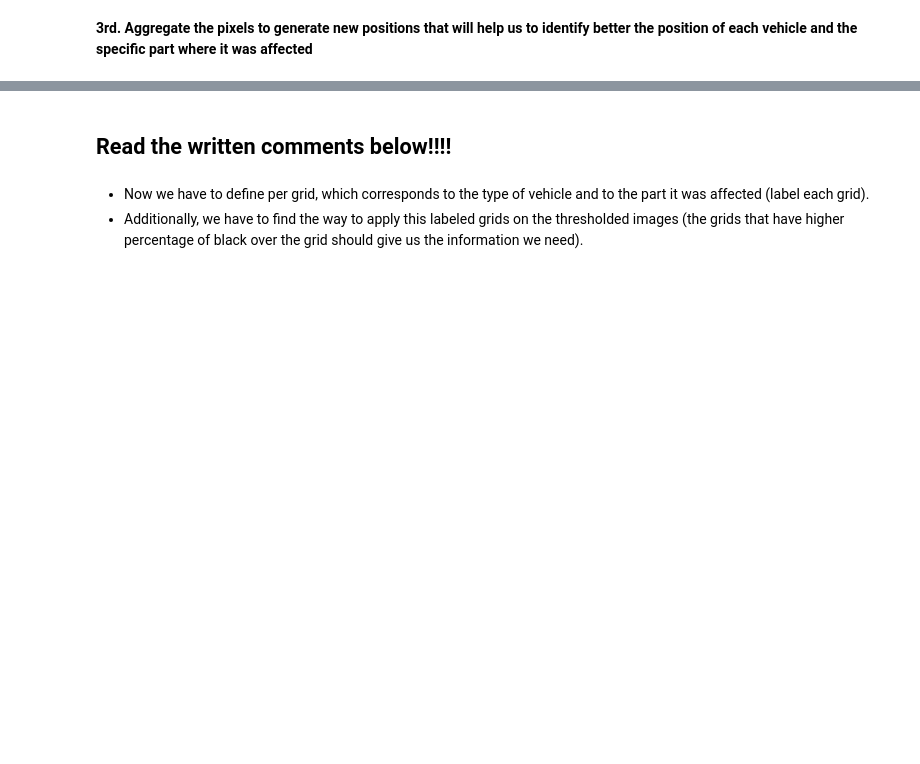
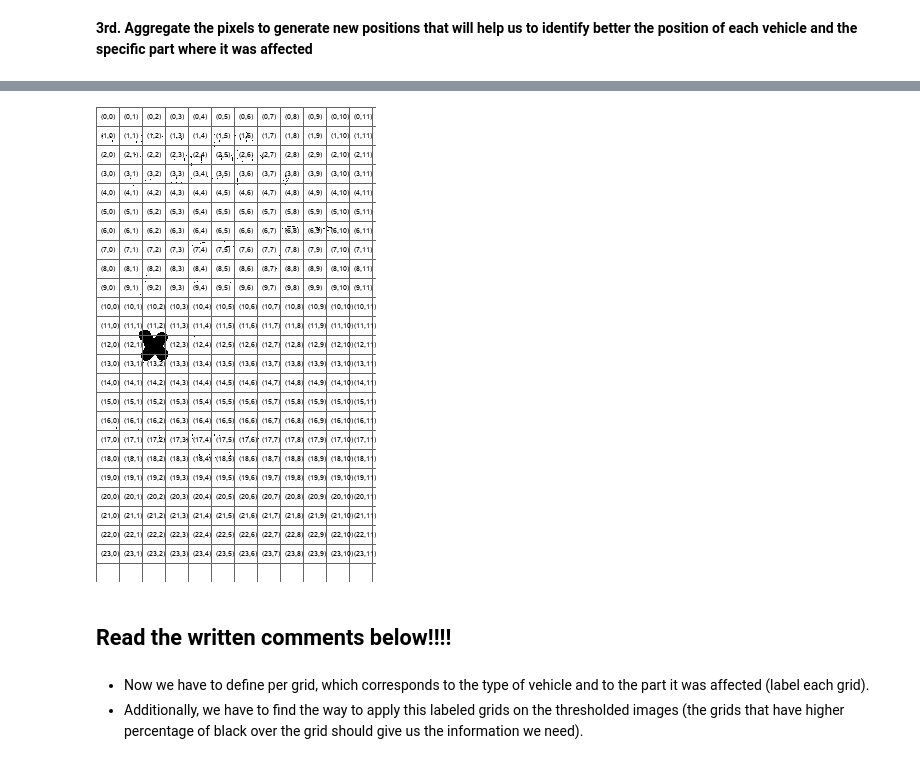
Before and after one commit to etoro2306/capstone_project, a Jupyter notebook: capstone_project_notebook.ipynb, the cells around one changed output, grey strips where cells are left out. Drawn from its saved outputs; the diff is of its cells as text; code cells hidden in the pictures; blank space fills up the shorter version.

```diff
--- a/capstone_project_notebook.ipynb
+++ b/capstone_project_notebook.ipynb
@@ -181,3 +175,47 @@ grid_images[1]
+# %%
+# Set the font for the text
+font = truetype('arial.ttf', 7)
+
+# Set the number of rows and columns for the grid
+#rows = 16
+#cols = 10
+
+th_grid_images = []
+
+for i, image in enumerate(th_left_cropped_images):
+    # Convert the image to a pillow image object
+    image = Image.fromarray(image)
+
+    # Create an ImageDraw object
+    draw = ImageDraw.Draw(image)
+
+    # Calculate the width and height of each grid square
+    square_width = image.width // cols
+    square_height = image.height // rows
+
+    # Draw the grid lines
+    for i in range(rows + 1):
+        y = i * square_height
+        draw.line((0, y, image.width, y), fill=(100))
+
+    for j in range(cols + 1):
+        x = j * square_width
+        draw.line((x, 0, x, image.height), fill=(100))
+
+    # Add the index text to each grid square
+    for i in range(rows):
+        for j in range(cols):
+            x = j * square_width + 5
+            y = i * square_height + 5
+            text = f'({i},{j})'
+            draw.text((x, y), text, font=font, fill=(0))
+
+    # Save the modified image
+    th_grid_images.append(image)
+# %%
+th_grid_images[1]
+# %% [output]
+[figure, added]
 # %% [markdown]
  ## Read the written comments below!!!!
 # %% [markdown]
```
Also changed, not shown: parts of 11 cells of this notebook.
